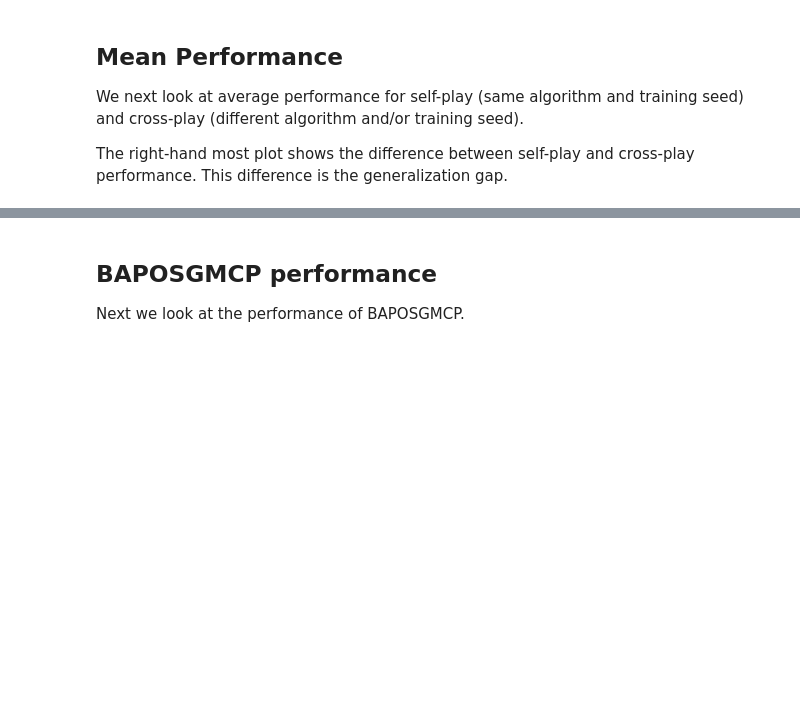
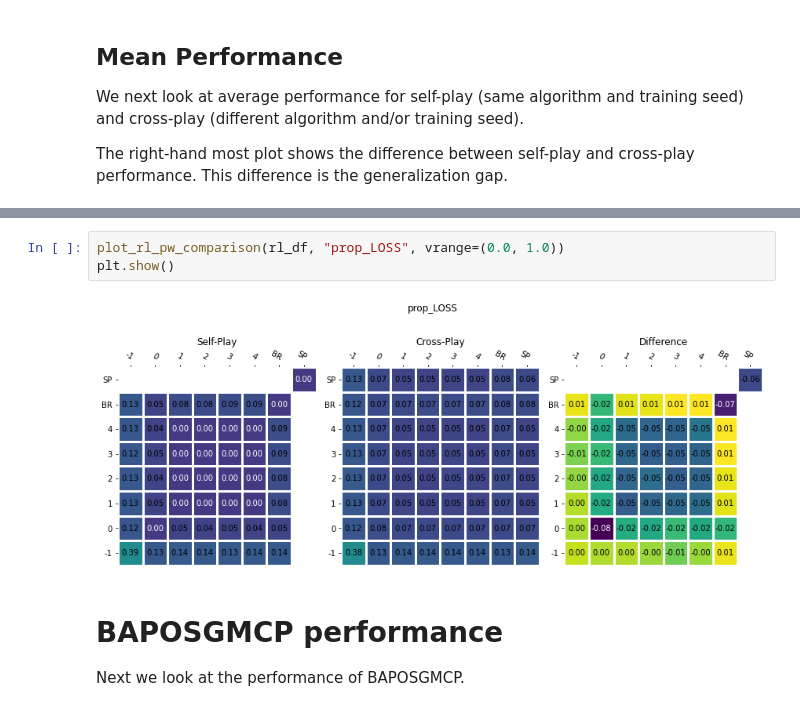
Before and after one commit to Jjschwartz/potmmcp, a Jupyter notebook: experiments/Driving/pairwise_analysis_v2.ipynb, the cells around one changed output, grey strips where cells are left out. Cells and saved outputs as stored; diff of their text form; blank space fills up the shorter version.

```diff
--- a/experiments/Driving/pairwise_analysis_v2.ipynb
+++ b/experiments/Driving/pairwise_analysis_v2.ipynb
@@ -459,4 +554,9 @@ plt.show()
+# %%
+plot_rl_pw_comparison(rl_df, "prop_LOSS", vrange=(0.0, 1.0))
+plt.show()
+# %% [output]
+[figure, added]
 # %% [markdown]
-## BAPOSGMCP performance
+# BAPOSGMCP performance
 
 Next we look at the performance of BAPOSGMCP.
```
Also changed, not shown: parts of 30 cells of this notebook.
